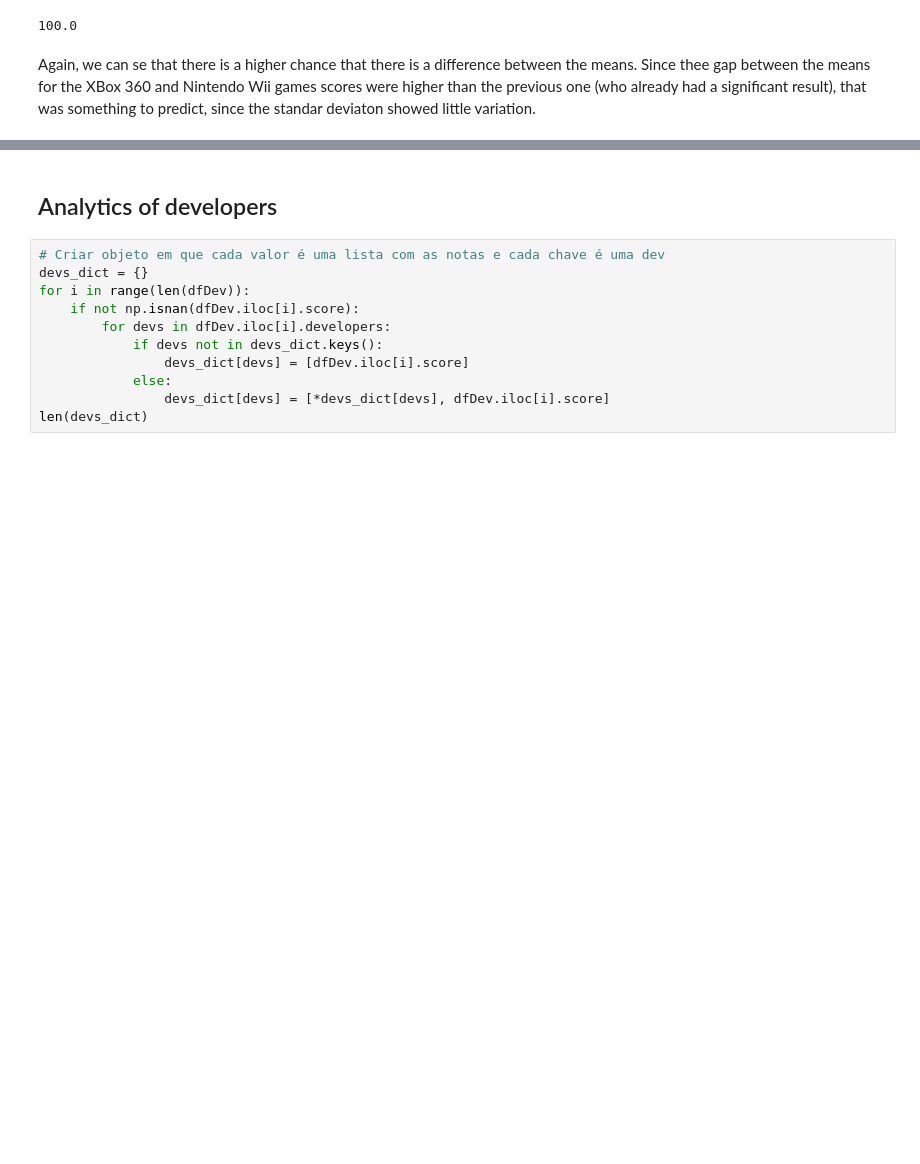
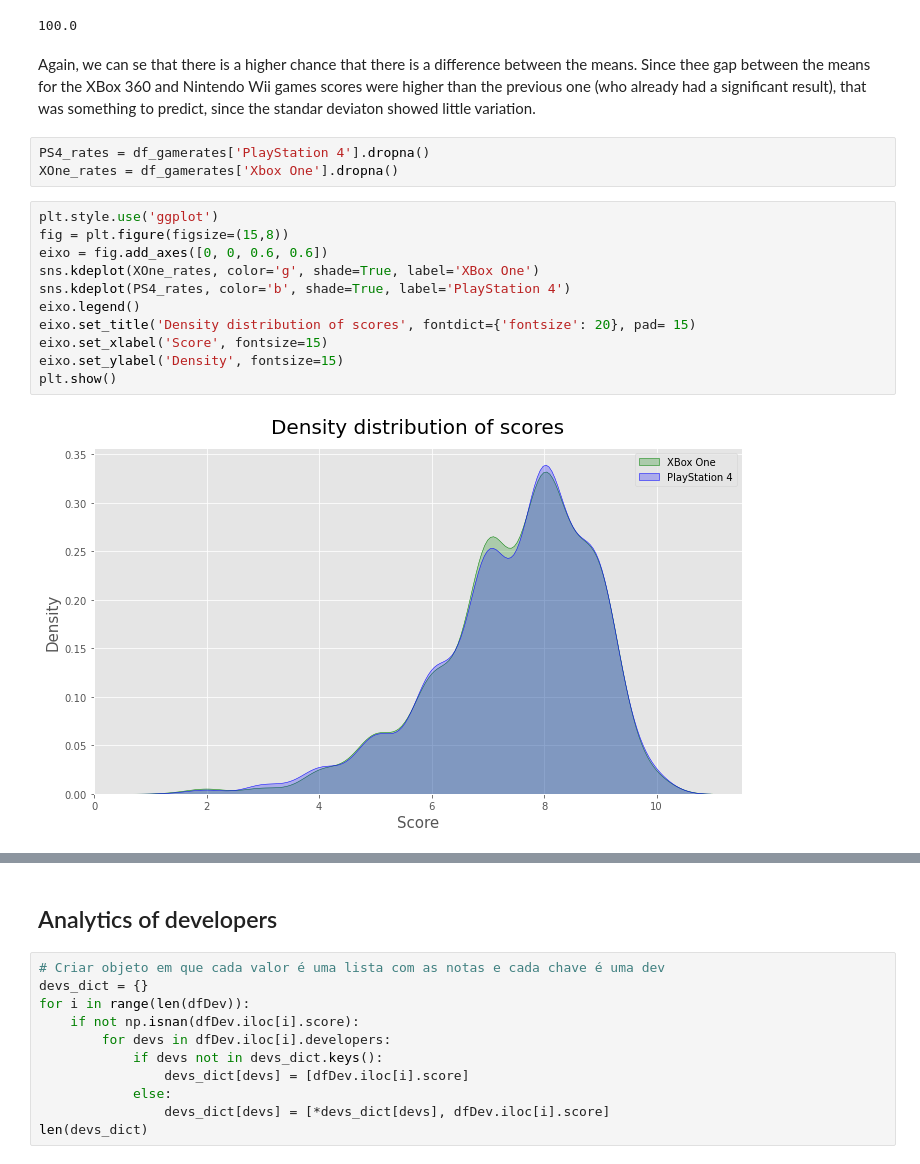
Before and after one commit to al-barbosa/IGN-analytics, a Jupyter notebook: Untitled.ipynb, the cells around one changed output, grey strips where cells are left out. Drawn from its saved outputs; the diff is of its cells as text; blank space fills up the shorter version.

```diff
--- a/Untitled.ipynb
+++ b/Untitled.ipynb
@@ -347,3 +341,19 @@ tStat, pValue  = stats.ttest_ind(X360_rates, Wii_rates, alternative='greater')
 100.0
 # %% [markdown]
 Again, we can se that there is a higher chance that there is a difference between the means. Since thee gap between the means for the XBox 360 and Nintendo Wii games scores were higher than the previous one (who already had a significant result), that was something to predict, since the standar deviaton showed little variation.
+# %%
+PS4_rates = df_gamerates['PlayStation 4'].dropna()
+XOne_rates = df_gamerates['Xbox One'].dropna()
+# %%
+plt.style.use('ggplot')
+fig = plt.figure(figsize=(15,8))
+eixo = fig.add_axes([0, 0, 0.6, 0.6])
+sns.kdeplot(XOne_rates, color='g', shade=True, label='XBox One')
+sns.kdeplot(PS4_rates, color='b', shade=True, label='PlayStation 4')
+eixo.legend()
+eixo.set_title('Density distribution of scores', fontdict={'fontsize': 20}, pad= 15)
+eixo.set_xlabel('Score', fontsize=15)
+eixo.set_ylabel('Density', fontsize=15)
+plt.show()
+# %% [output]
+[figure, added]
```
Also changed, not shown: parts of 25 cells of this notebook.
